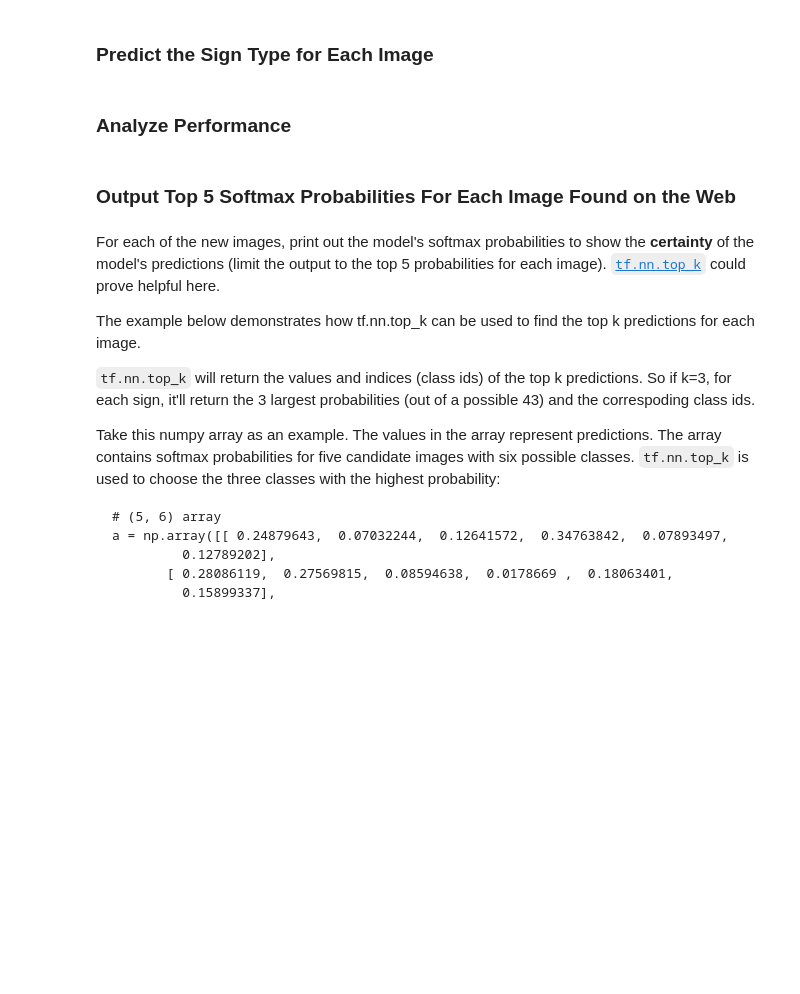
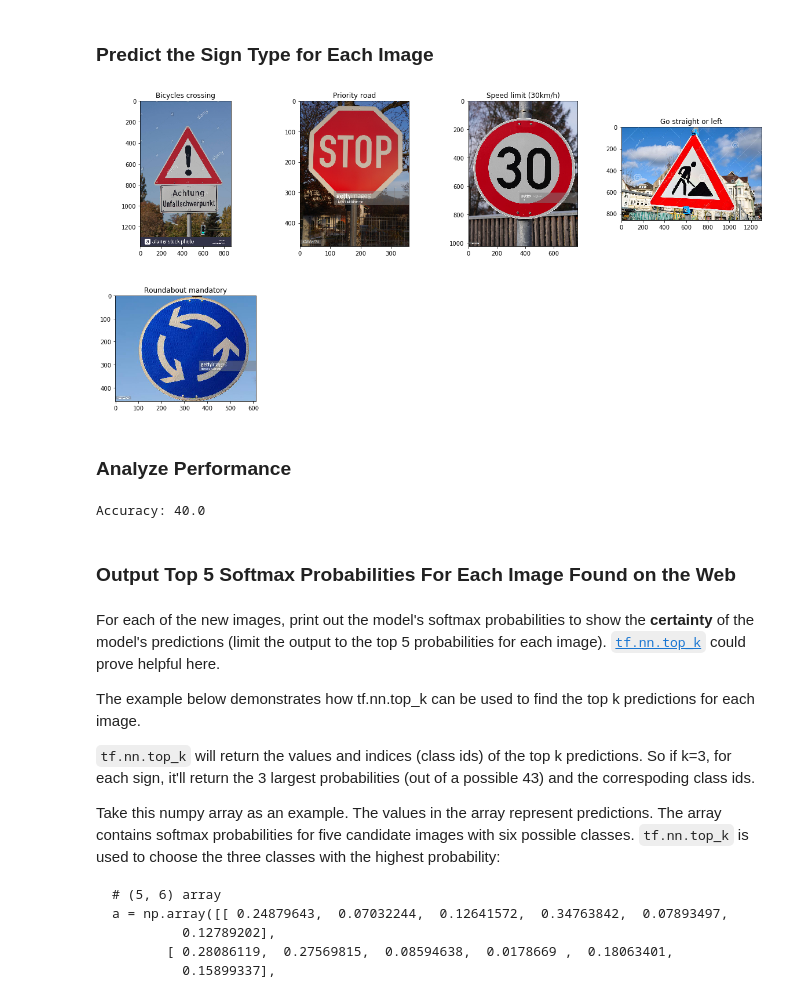
Before and after one commit to michael1611/SDC, a Jupyter notebook: t1/p2/CarND-Traffic-Sign-Classifier-Project/Traffic_Sign_Classifier.ipynb, the cells around one changed output. Drawn from its saved outputs; the diff is of its cells as text; code cells hidden in the pictures; blank space fills up the shorter version.

```diff
--- a/t1/p2/CarND-Traffic-Sign-Classifier-Project/Traffic_Sign_Classifier.ipynb
+++ b/t1/p2/CarND-Traffic-Sign-Classifier-Project/Traffic_Sign_Classifier.ipynb
@@ -422,8 +413,40 @@ with tf.Session() as sess:
+# %%
+for f in gt_files:
+    gt_images.append(get_preprocessed_image(cv2.imread(f, cv2.IMREAD_COLOR), mean=0.5))
+#tf.reset_default_graph()
+saver = tf.train.Saver()
+with tf.Session() as sess:
+    saver.restore(sess, tf.train.latest_checkpoint('.'))
+
+    predictions = sess.run(get_predictions(), feed_dict={x:gt_images, keep_prob: 1.0})
+    plt.figure(figsize=(20, 60))
+    cols = 4
+    rows = math.ceil(n_classes/float(cols))
+    for i,f in enumerate(gt_files):
+        plt.subplot(rows, cols, i+1)
+        plt.imshow(cv2.cvtColor(cv2.imread(f, cv2.IMREAD_COLOR), cv2.COLOR_BGR2RGB))
+        plt.title(signs[predictions[i]])
+# %% [output]
+[figure, added]
 # %% [markdown]
 ### Analyze Performance
 # %%
 ### Calculate the accuracy for these 5 new images.
 ### For example, if the model predicted 1 out of 5 signs correctly, it's 20% accurate on these new images.
+def get_german_signal_labels():
+    import csv
+    image_label = {}
+    with open('german_sign_labels.csv', 'r') as f:
+        csv_reader = csv.DictReader(f)
+        for d in csv_reader:
+            image_label[d['Image Name']] = int(d['Label'])
+    return image_label
+
+german_image_labels_dict = get_german_signal_labels()
+print ('Accuracy: {0}'.format(100.0 * sum([predictions[i] == german_image_labels_dict[f] \
+    for i,f in enumerate(german_image_names)])/len(predictions)))
+# %% [output]
+Accuracy: 40.0
 # %% [markdown]
 ### Output Top 5 Softmax Probabilities For Each Image Found on the Web
 # %% [markdown]
```
Also changed, not shown: parts of 8 cells of this notebook, 3 other files.
